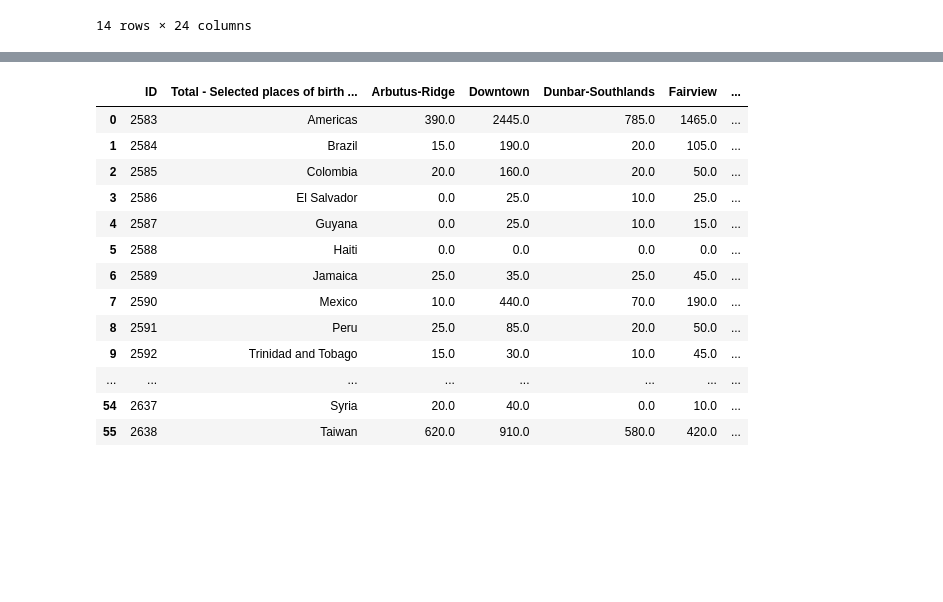
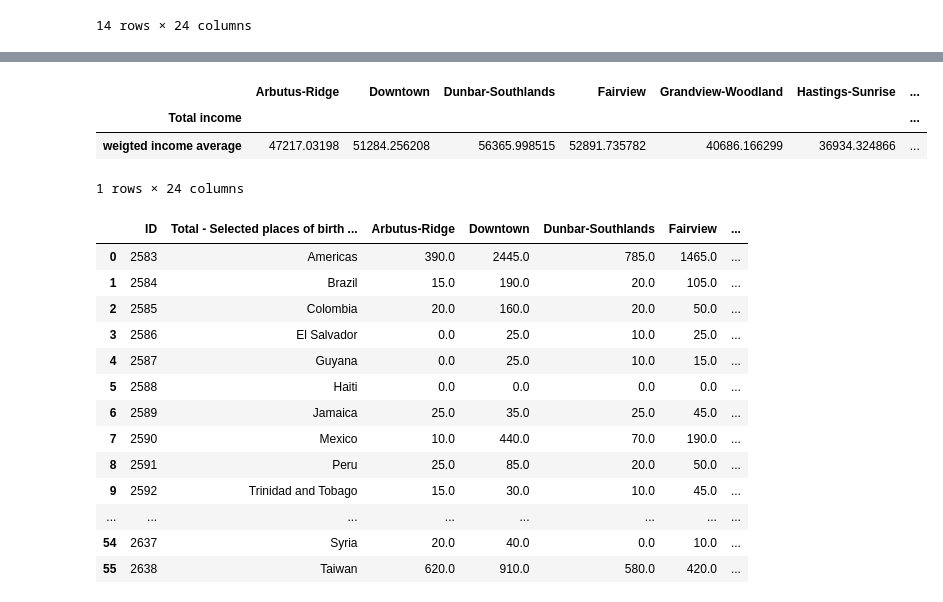
Before and after one commit to leanohl/BA_ClusteringofRestaurants, a Jupyter notebook: clusteringVancouver.ipynb, the cells around one changed output, grey strips where cells are left out. Saved outputs shown, nothing was run; the diff lists cells and outputs as text; code cells hidden in the pictures; blank space fills up the shorter version.

```diff
--- a/clusteringVancouver.ipynb
+++ b/clusteringVancouver.ipynb
@@ -52,2 +70,22 @@ df_income
+# %%
+
+for element in range(len(df_income.columns.values)):
+    if element != 0:
+        for column in range(len(df_income.iloc[:,element])):
+            average = df_income.iloc[column,0]
+            total = df_income.iloc[12,element]
+            actual_value = df_income.iloc[column,element]
+            value = average*actual_value/total
+            df_income.iloc[column,element] = value
+df_income = df_income.drop('Total', axis=0)
+df_income.loc['weigted income average',:]= df_income.sum(axis=0)
+df_income = df_income.drop(df_income.index[0:12], axis=0)
+df_income = df_income.drop("average income", axis=1)
+df_income
+# %% [output]
+|  | Arbutus-Ridge | Downtown | Dunbar-Southlands | Fairview | Grandview-Woodland | Hastings-Sunrise | ... |
+| Total income |  |  |  |  |  |  | ... |
+| weigted income average | 47217.03198 | 51284.256208 | 56365.998515 | 52891.735782 | 40686.166299 | 36934.324866 | ... |
+1 rows × 24 columns
 # %%
 # load citizenship dataset
```
Also changed, not shown: parts of 5 cells of this notebook.
